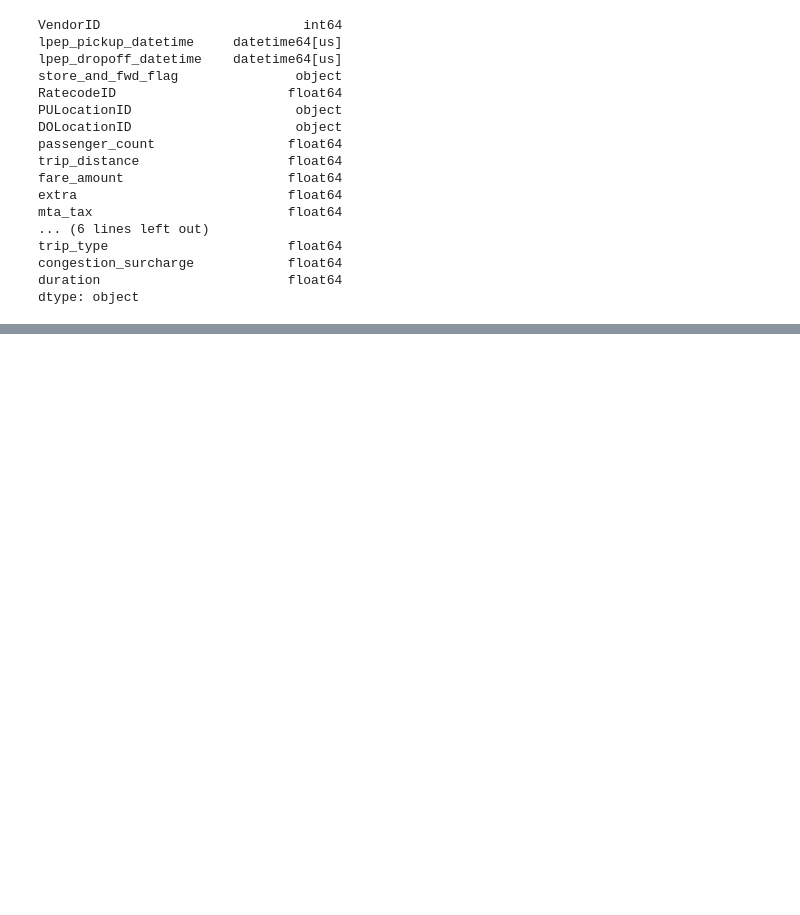
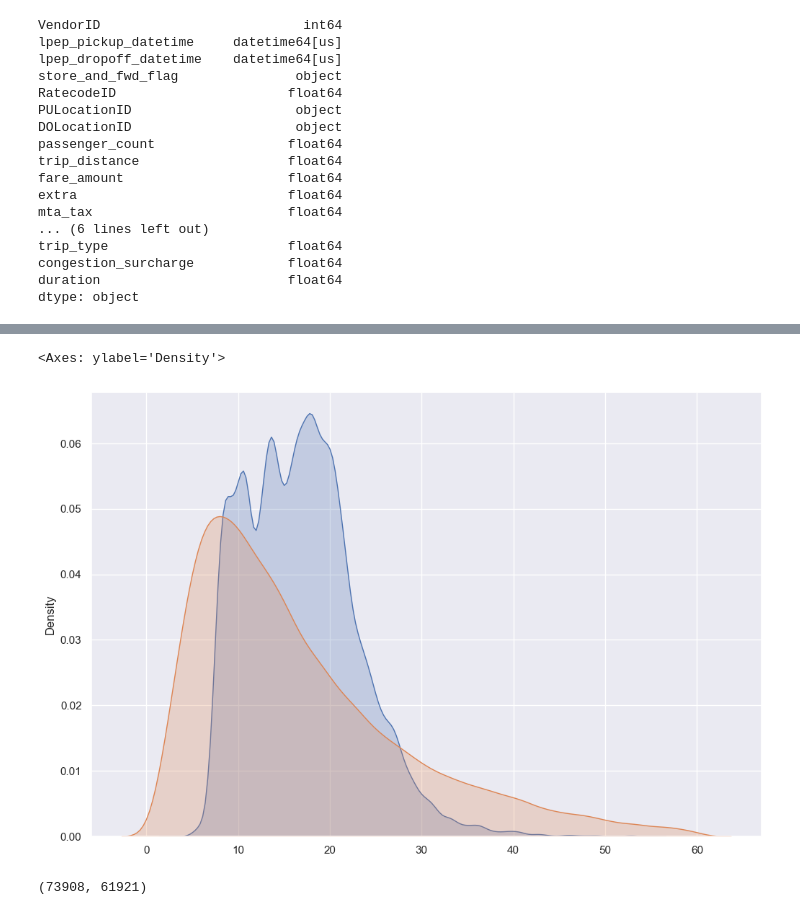
Before and after one commit to jeanmermozeffi/MLOps, a Jupyter notebook: jupyter/duration_prediction.ipynb, the cells around one changed output, grey strips where cells are left out. Drawn from its saved outputs; the diff is of its cells as text; code cells hidden in the pictures; blank space fills up the shorter version.

```diff
--- a/jupyter/duration_prediction.ipynb
+++ b/jupyter/duration_prediction.ipynb
@@ -86,0 +100,7 @@ mean_squared_error(y_train, y_pred, squared=False)
+# %%
+# Utilisation de kdeplot pour les prédictions
+sns.kdeplot(y_pred, label='prediction', fill=True)
+sns.kdeplot(y_train, label='actual', fill=True)
+# %% [output]
+<Axes: ylabel='Density'>
+[figure, added]
@@ -86,0 +129,4 @@ mean_squared_error(y_train, y_pred, squared=False)
+# %%
+len(df_train), len(df_val)
+# %% [output]
+(73908, 61921)
```
Also changed, not shown: parts of 19 cells of this notebook, 51 other files.
